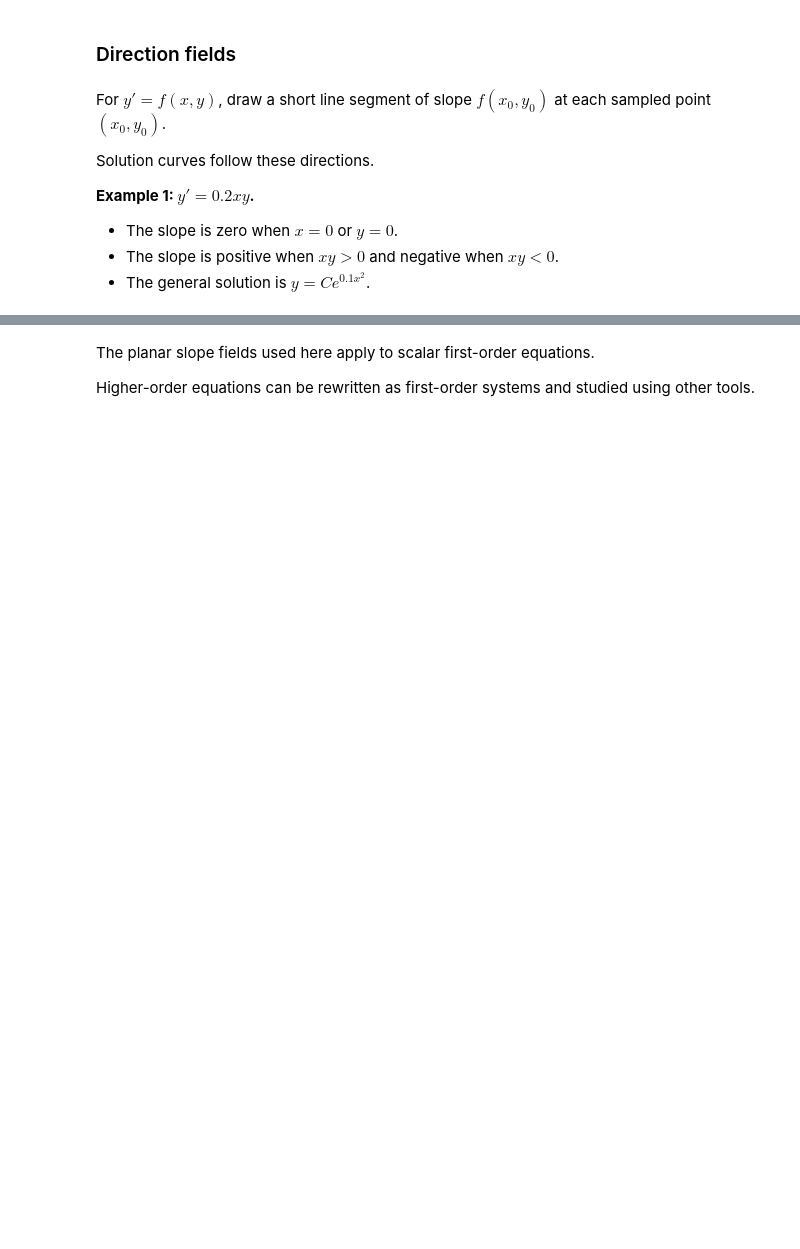
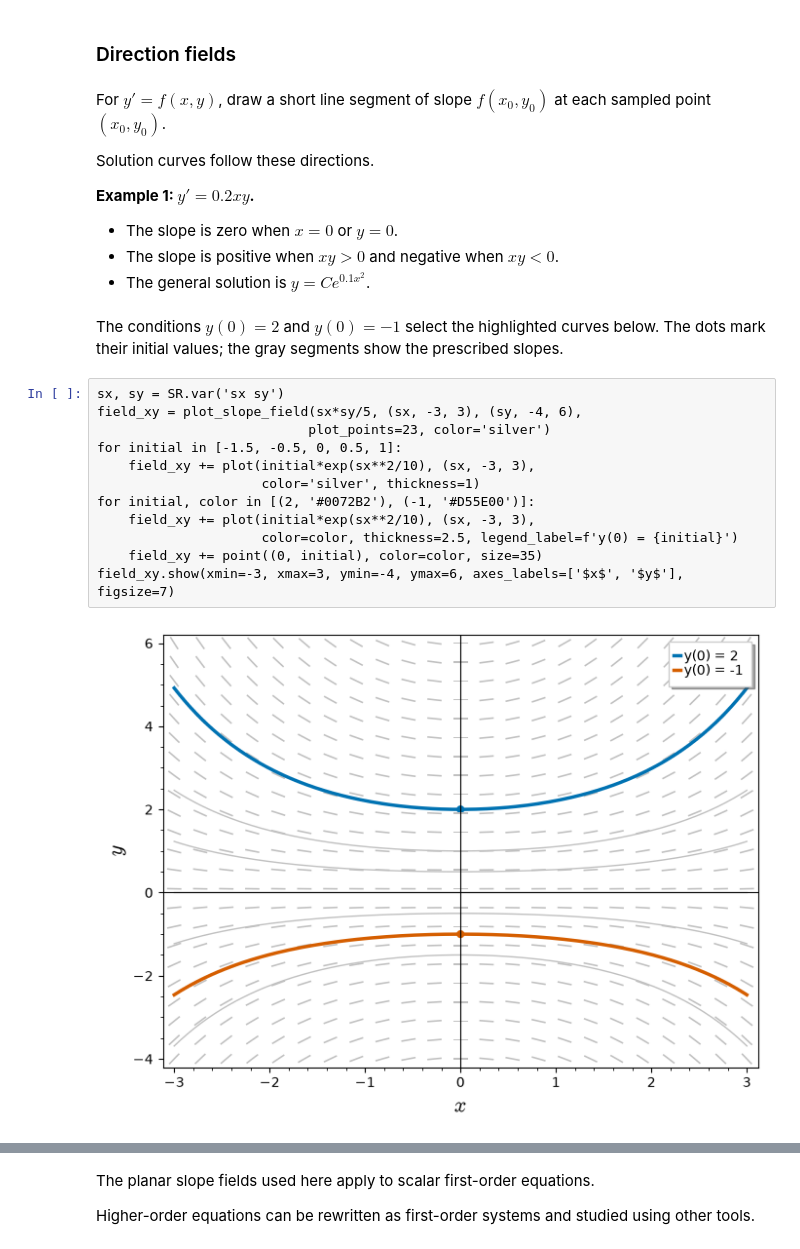
Before and after one commit to Symbol1/Differ2026, a Jupyter notebook: 0916.ipynb, the cells around one changed output, grey strips where cells are left out. Saved outputs shown, nothing was run; the diff lists cells and outputs as text; blank space fills up the shorter version.

```diff
--- a/0916.ipynb
+++ b/0916.ipynb
@@ -55,4 +55,21 @@ Solution curves follow these directions.
 - The slope is zero when $x = 0$ or $y = 0$.
 - The slope is positive when $xy>0$ and negative when $xy<0$.
 - The general solution is $y = Ce^{0.1x^2}$.
+# %% [markdown]
+The conditions $y(0) = 2$ and $y(0) = -1$ select the highlighted curves below.
+The dots mark their initial values; the gray segments show the prescribed slopes.
+# %%
+sx, sy = SR.var('sx sy')
+field_xy = plot_slope_field(sx*sy/5, (sx, -3, 3), (sy, -4, 6),
+                           plot_points=23, color='silver')
+for initial in [-1.5, -0.5, 0, 0.5, 1]:
+    field_xy += plot(initial*exp(sx**2/10), (sx, -3, 3),
+                     color='silver', thickness=1)
+for initial, color in [(2, '#0072B2'), (-1, '#D55E00')]:
+    field_xy += plot(initial*exp(sx**2/10), (sx, -3, 3),
+                     color=color, thickness=2.5, legend_label=f'y(0) = {initial}')
+    field_xy += point((0, initial), color=color, size=35)
+field_xy.show(xmin=-3, xmax=3, ymin=-4, ymax=6, axes_labels=['$x$', '$y$'], figsize=7)
+# %% [output]
+[figure, added]
 # %% [markdown]
```
Also changed, not shown: parts of 29 cells of this notebook.
